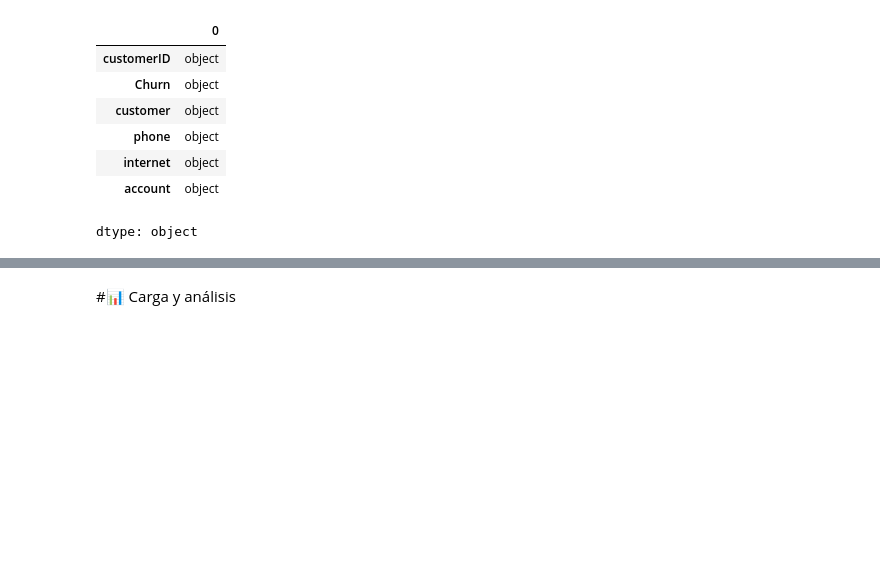
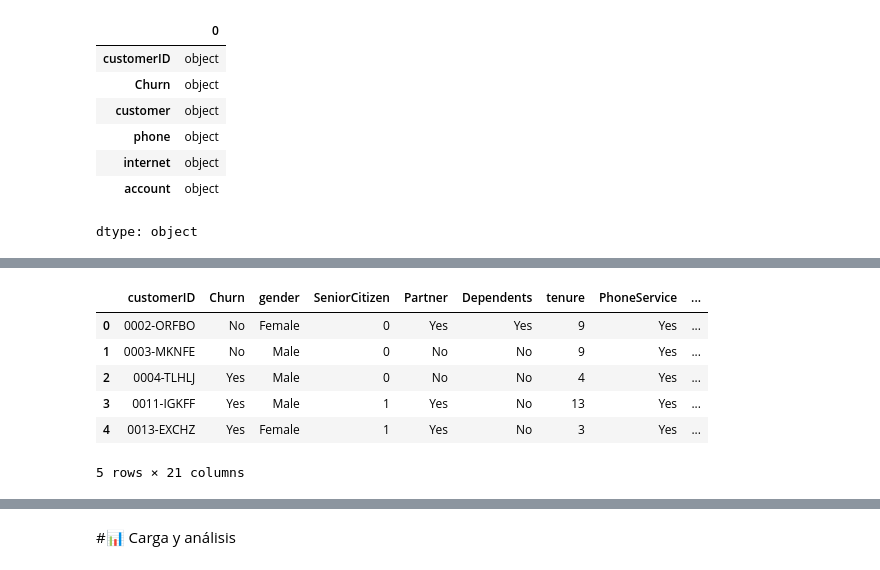
Before and after one commit to ENRIQUEAHERNANDEZ/TelecomX, a Jupyter notebook: TelecomX_LATAM.ipynb, the cells around one changed output, grey strips where cells are left out. Cells and saved outputs as stored; diff of their text form; code cells hidden in the pictures; blank space fills up the shorter version.

```diff
--- a/TelecomX_LATAM.ipynb
+++ b/TelecomX_LATAM.ipynb
@@ -49,0 +62,26 @@ dtype: object
+# %%
+# 1. Convertimos las columnas anidadas en columnas normales (expandimos en horizontal)
+df_aplanado = pd.concat([
+    df_clientes[["customerID", "Churn"]],
+    df_clientes["customer"].apply(pd.Series),
+    df_clientes["phone"].apply(pd.Series),
+    df_clientes["internet"].apply(pd.Series),
+    df_clientes["account"].apply(pd.Series)
+], axis=1)
+
+# 2. Expandimos también los datos de 'Charges' que están dentro de 'account'
+df_aplanado = pd.concat([
+    df_aplanado.drop(columns=["Charges"]),
+    df_aplanado["Charges"].apply(pd.Series).rename(columns={"Monthly": "Charges.Monthly", "Total": "Charges.Total"})
+], axis=1)
+
+# 3. Visualizamos las primeras filas para verificar el resultado
+df_aplanado.head()
+# %% [output]
+|  | customerID | Churn | gender | SeniorCitizen | Partner | Dependents | tenure | PhoneService | ... |
+| 0 | 0002-ORFBO | No | Female | 0 | Yes | Yes | 9 | Yes | ... |
+| 1 | 0003-MKNFE | No | Male | 0 | No | No | 9 | Yes | ... |
+| 2 | 0004-TLHLJ | Yes | Male | 0 | No | No | 4 | Yes | ... |
+| 3 | 0011-IGKFF | Yes | Male | 1 | Yes | No | 13 | Yes | ... |
+| 4 | 0013-EXCHZ | Yes | Female | 1 | Yes | No | 3 | Yes | ... |
+5 rows × 21 columns
```
Also changed, not shown: parts of 12 cells of this notebook.
